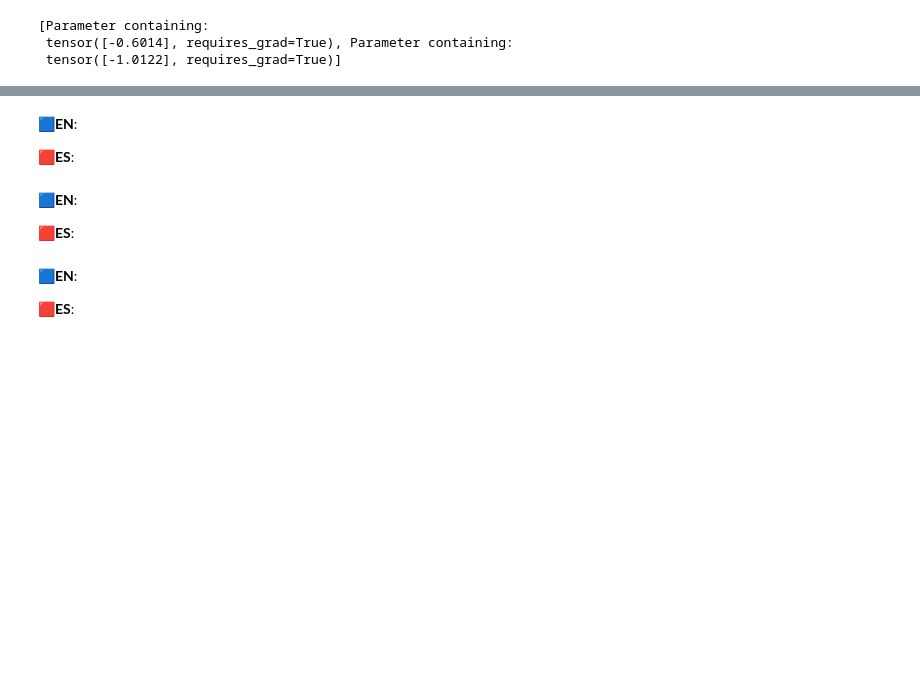
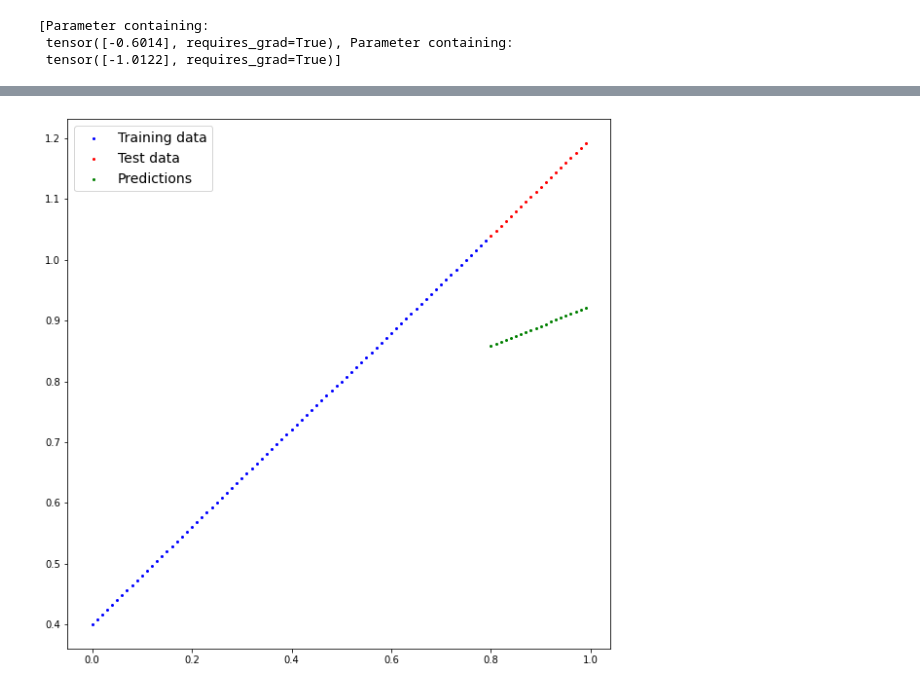
Before and after one commit to fxop0218/Tutorial-PyTorchForBeginners, a Jupyter notebook: pytorch_workflow.ipynb, the cells around one changed output, grey strips where cells are left out. Saved outputs shown, nothing was run; the diff lists cells and outputs as text; code cells hidden in the pictures; blank space fills up the shorter version.

```diff
--- a/pytorch_workflow.ipynb
+++ b/pytorch_workflow.ipynb
@@ -294,8 +294,13 @@ list(model.eval().parameters())
  tensor([-0.6014], requires_grad=True), Parameter containing:
  tensor([-1.0122], requires_grad=True)]
 # %%
-epochs = 100
+torch.manual_seed(10)
+epochs = 300
 
+# Track vals
+test_loss_values = []
+epoch_count = []
+loss_values = []
 # Loop the data
 
 for epoch in range(epochs):
@@ -315,4 +320,17 @@ for epoch in range(epochs):
 
   # 5. Set the optimizer (perform gradient descent)
   optimizer.step()
-  # model.eval()
+
+  model.eval() # Turns off different settings in the model not needed fro evaluation/testing (Dropout etc...)
+
+  with torch.inference_mode(): # off gradient tracking and couple more things behind the scenes.
+    # 1. Forward pass
+    test_pred = model(X_test)
+
+    # 2. Calculate the loss
+    test_loss = loss_f(test_pred, y_test)
+  if epoch % 10 == 0:
+    test_loss_values.append(test_loss)
+    epoch_count.append(epoch)
+    loss_values.append(loss)
+    print(f"Epoch: {epoch} - Loss {loss} /--/ State: {model.state_dict()}")
@@ -319,12 +355,7 @@ for epoch in range(epochs):
-# %% [markdown]
-**🟦EN**:
-
-**🟥ES**:
-# %% [markdown]
-**🟦EN**:
-
-**🟥ES**:
-# %% [markdown]
-**🟦EN**:
-
-**🟥ES**:
+# %%
+with torch.inference_mode():
+  y_preds_new = model(X_test)
+# %%
+plot_pred(predictions=y_preds_new)
+# %% [output]
+[figure, added]
```
Also changed, not shown: parts of 31 cells of this notebook.
